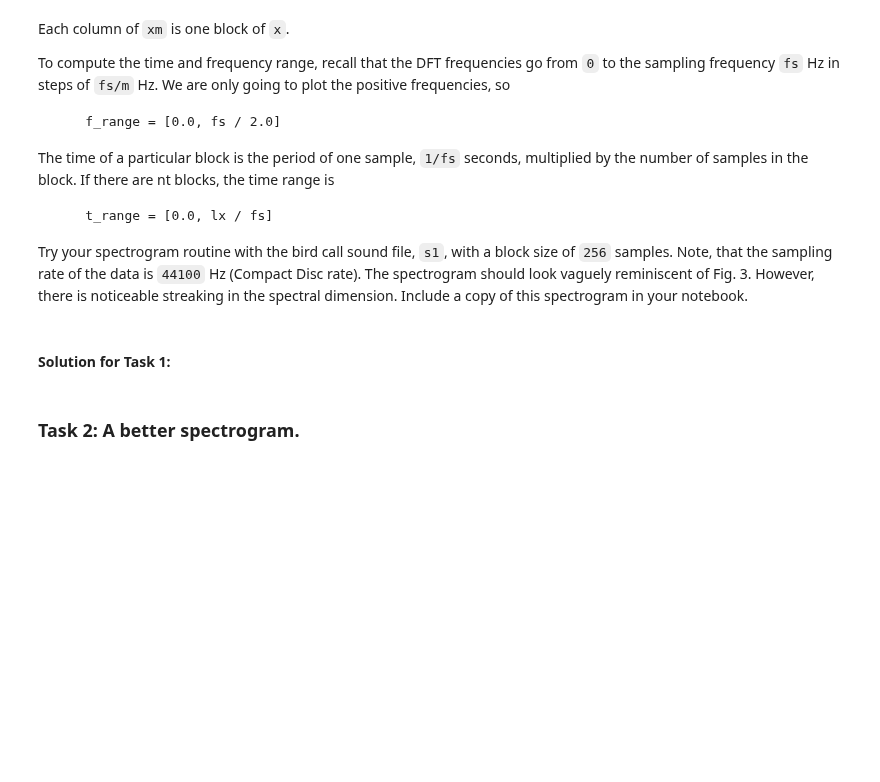
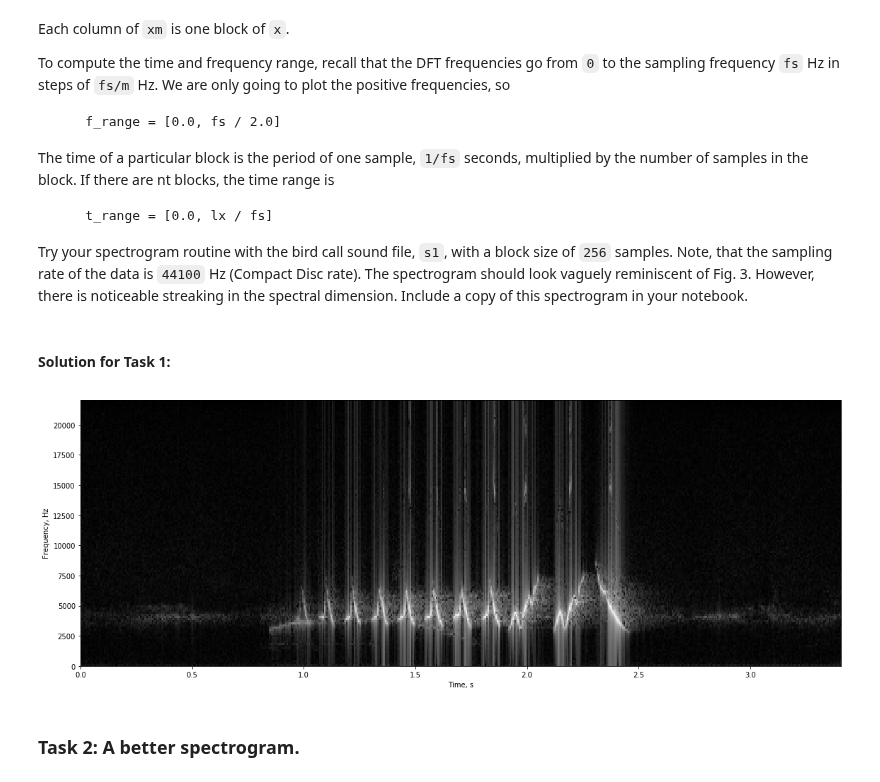
Before and after one commit to lm-t/ee123-labs, a Jupyter notebook: lab3/lab3-Part_I Time-Frequency-Spectrogram.ipynb, the cells around one changed output. Saved outputs shown, nothing was run; the diff lists cells and outputs as text; code cells hidden in the pictures; blank space fills up the shorter version.

```diff
--- a/lab3/lab3-Part_I Time-Frequency-Spectrogram.ipynb
+++ b/lab3/lab3-Part_I Time-Frequency-Spectrogram.ipynb
@@ -193,14 +193,18 @@ def myspectrogram(x,m,fs, dbf=60):
 
     # Your code here
 
+    # pad x up to a multiple of m
+    lx = len(x);
+    nt = (lx + m - 1) // m  # // enforces integer division
+    xp = append(x,zeros(-lx+nt*m))
 
+    xm = reshape( xp, (m,nt), order='F')
 
+    xmf = fft(xm,len(xm),axis=0)
 
+    f_range = [0.0, fs / 2.0]
+    t_range = [0.0, lx / fs]
 
-
-
-
-
-    fig = sg_plot(.....
+    fig = sg_plot(t_range,f_range,xmf[1:m//2:], dbf)
 
     return fig
@@ -209,3 +211,9 @@ def myspectrogram(x,m,fs, dbf=60):
+# %%
+# Plot
+fig = myspectrogram(data, 256, fs)
+plt.show()
+# %% [output]
+[figure, added]
 # %% [markdown]
 ### Task 2: A better spectrogram.
 # %% [markdown]
```
Also changed, not shown: parts of 1 cell of this notebook.
